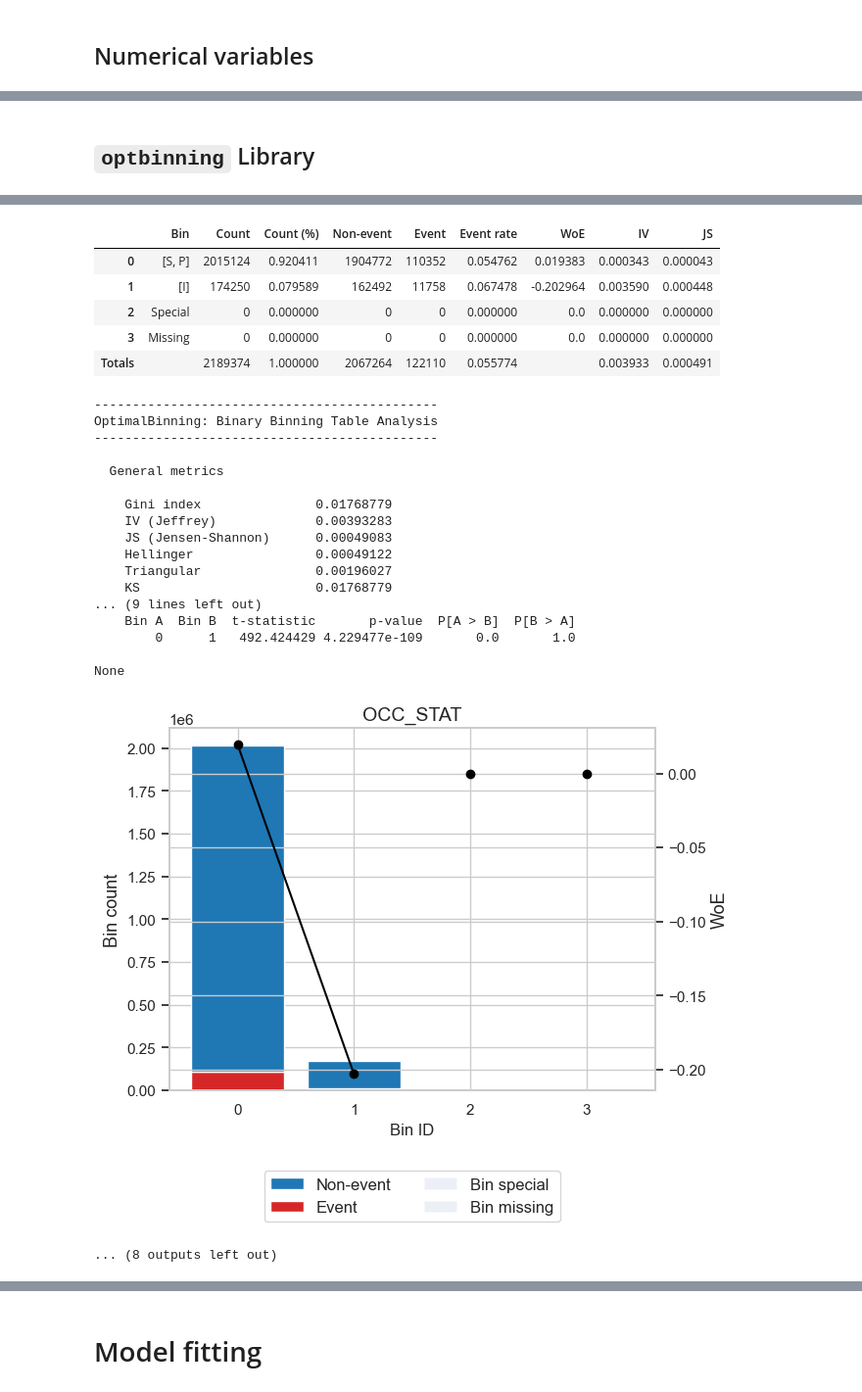
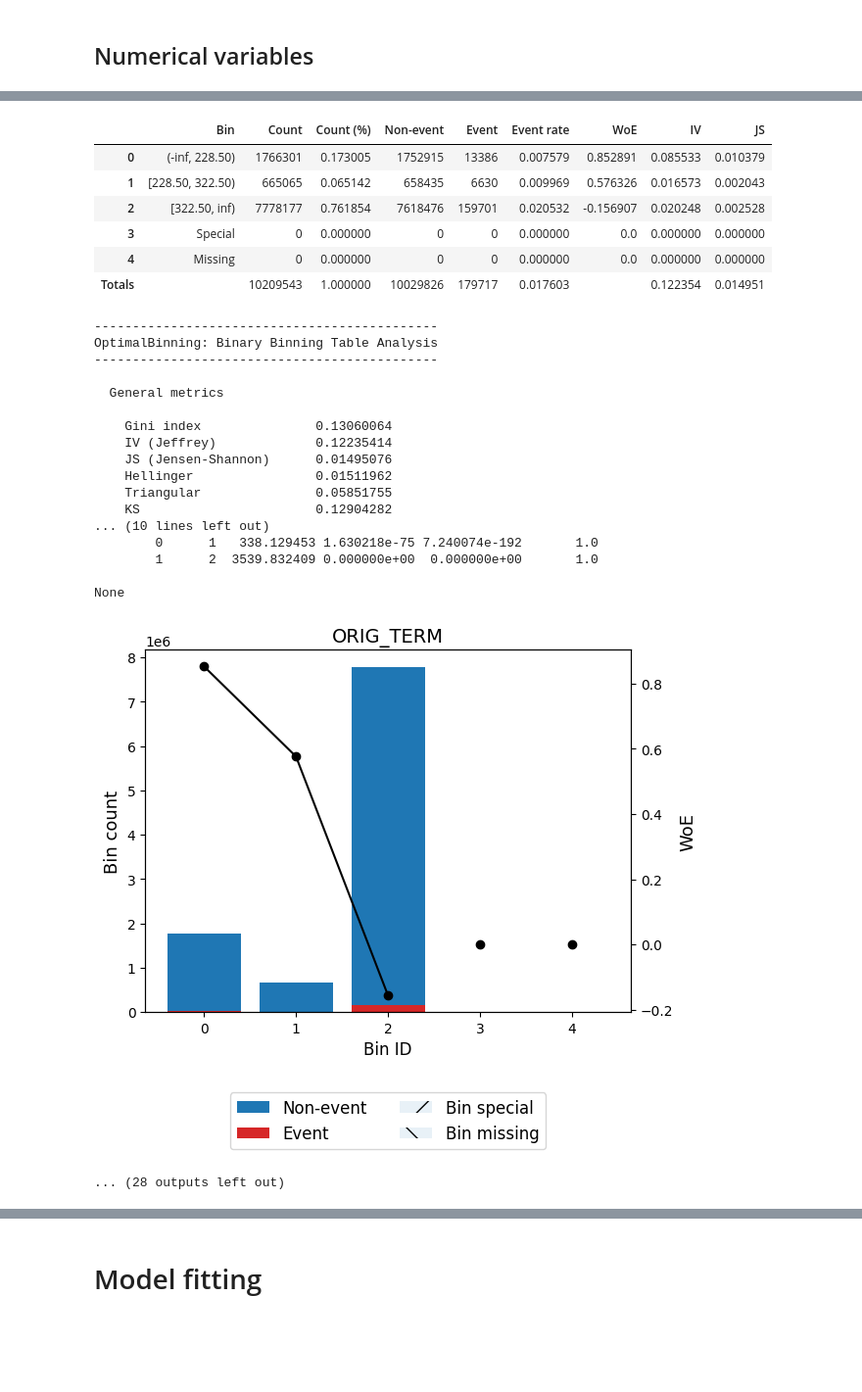
Before and after one commit to MIE479-2024/msf-capstone-crm, a Jupyter notebook: default_modelling/ICA.ipynb, the cells around one changed output, grey strips where cells are left out. Shown at 98% size. Cells and saved outputs as stored; diff of their text form; code cells hidden in the pictures; blank space fills up the shorter version.

Commit message:
repeat woe binning for 2020-2023

```diff
--- a/default_modelling/ICA.ipynb
+++ b/default_modelling/ICA.ipynb
@@ -119,14 +119,3 @@ CAT_COLUMNS = [
     'MI',
     'FTHB_FLAG'  # not sure if this should be here
 ]
-# %%
-for col in CAT_COLUMNS:
-    processed_df[col] =processed_df[col].fillna("Unknown")
-    print(col)
-    results, iv = get_measures(
-        orig_data=processed_df,
-        grouped_data=processed_df.groupby(col)
-    )
-    print(f'{iv=}')
-    print(results)
-    print("===========================\n\n")
@@ -184,9 +229,10 @@ NUMERICAL_COLUMNS = [
     "ORIG_RATE",
     "ORIG_AMOUNT",
     "ORIG_TERM",
-    "OCLTV",
+    "OLTV",
     "NUM_BO",
     "DTI",
     "CSCORE_B",
     "CSCORE_C",
-    "NUM_UNIT"]
+    "NUM_UNIT",
+    "MI_PCT"]
@@ -195,18 +238,0 @@ NUMERICAL_COLUMNS = [
-# %%
-
-for col in NUMERICAL_COLUMNS:
-    num_df = processed_df.copy()
-    num_df['bins'] = pd.qcut(num_df[col], q=10, duplicates="drop")
-
-    num_df['bins'] = num_df['bins'].cat.add_categories(['Unknown'])
-    num_df.loc[num_df[col].isna(), 'bins'] = 'Unknown'
-
-
-    print(col)
-    results, iv = get_measures(
-        orig_data=num_df,
-        grouped_data=num_df.groupby('bins')
-    )
-    print(f'{iv=}')
-    print(results)
-    print("===========================\n\n")
@@ -277,19 +239,16 @@ Bin either does not contain any 'bad' or 'good' observations.
-# %% [markdown]
-## `optbinning` Library
 # %%
-opt_bin_data = processed_df.copy()
 
-for col in CAT_COLUMNS:
+for col in NUMERICAL_COLUMNS:
     print("====================================================================================================")
     print("COLUMN:", col)
     print("====================================================================================================")
-    optb = OptimalBinning(name=col, dtype="categorical", solver="cp")
-    optb.fit(processed_df[col], processed_df["DLQ_FLAG"])
+    optb = OptimalBinning(name=col, dtype="numerical", solver="cp")
+    optb.fit(processed_df[col], processed_df["DLQ_90_FLAG"])
     print(optb.status)
     display(optb.binning_table.build())
     print(optb.binning_table.analysis())
     optb.binning_table.plot(metric="woe")
-    opt_bin_data[col] = optb.transform(opt_bin_data[col], metric="woe")
+    opt_bin_data[col] = optb.transform(processed_df[col], metric="woe")
     print()
 # %% [output]
 ====================================================================================================
@@ -355,27 +329,28 @@ COLUMN: OCC_STAT
 ====================================================================================================
 OPTIMAL
 |  | Bin | Count | Count (%) | Non-event | Event | Event rate | WoE | IV | JS |
-| 0 | [S, P] | 2015124 | 0.920411 | 1904772 | 110352 | 0.054762 | 0.019383 | 0.000343 | 0.000043 |
-| 1 | [I] | 174250 | 0.079589 | 162492 | 11758 | 0.067478 | -0.202964 | 0.003590 | 0.000448 |
-| 2 | Special | 0 | 0.000000 | 0 | 0 | 0.000000 | 0.0 | 0.000000 | 0.000000 |
-| 3 | Missing | 0 | 0.000000 | 0 | 0 | 0.000000 | 0.0 | 0.000000 | 0.000000 |
-| Totals |  | 2189374 | 1.000000 | 2067264 | 122110 | 0.055774 |  | 0.003933 | 0.000491 |
+| 0 | (-inf, 228.50) | 1766301 | 0.173005 | 1752915 | 13386 | 0.007579 | 0.852891 | 0.085533 | 0.010379 |
+| 1 | [228.50, 322.50) | 665065 | 0.065142 | 658435 | 6630 | 0.009969 | 0.576326 | 0.016573 | 0.002043 |
+| 2 | [322.50, inf) | 7778177 | 0.761854 | 7618476 | 159701 | 0.020532 | -0.156907 | 0.020248 | 0.002528 |
+| 3 | Special | 0 | 0.000000 | 0 | 0 | 0.000000 | 0.0 | 0.000000 | 0.000000 |
+| 4 | Missing | 0 | 0.000000 | 0 | 0 | 0.000000 | 0.0 | 0.000000 | 0.000000 |
+| Totals |  | 10209543 | 1.000000 | 10029826 | 179717 | 0.017603 |  | 0.122354 | 0.014951 |
 ---------------------------------------------
 OptimalBinning: Binary Binning Table Analysis
 ---------------------------------------------
 
   General metrics
 
-    Gini index               0.01768779
-    IV (Jeffrey)             0.00393283
-    JS (Jensen-Shannon)      0.00049083
-    Hellinger                0.00049122
-    Triangular               0.00196027
-    KS                       0.01768779
-... (9 lines left out)
-    Bin A  Bin B  t-statistic       p-value  P[A > B]  P[B > A]
-        0      1   492.424429 4.229477e-109       0.0       1.0
+    Gini index               0.13060064
+    IV (Jeffrey)             0.12235414
+    JS (Jensen-Shannon)      0.01495076
+    Hellinger                0.01511962
+    Triangular               0.05851755
+    KS                       0.12904282
+... (10 lines left out)
+        0      1   338.129453 1.630218e-75 7.240074e-192       1.0
+        1      2  3539.832409 0.000000e+00  0.000000e+00       1.0
 
 None
-[figure, old version]
+[figure, new version]
-... (8 outputs left out)
+... (28 outputs left out)
```
Also changed, not shown: parts of 6 cells of this notebook.
